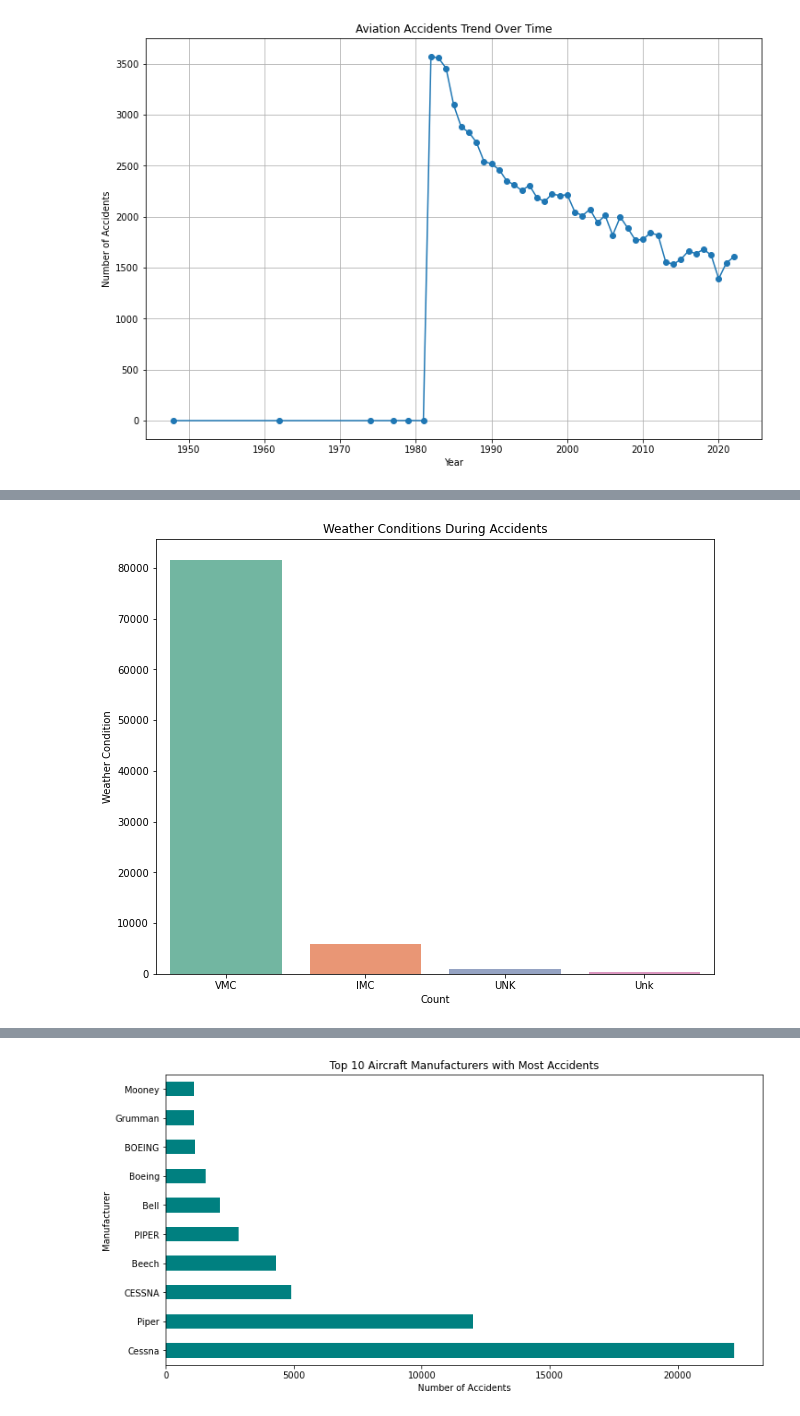
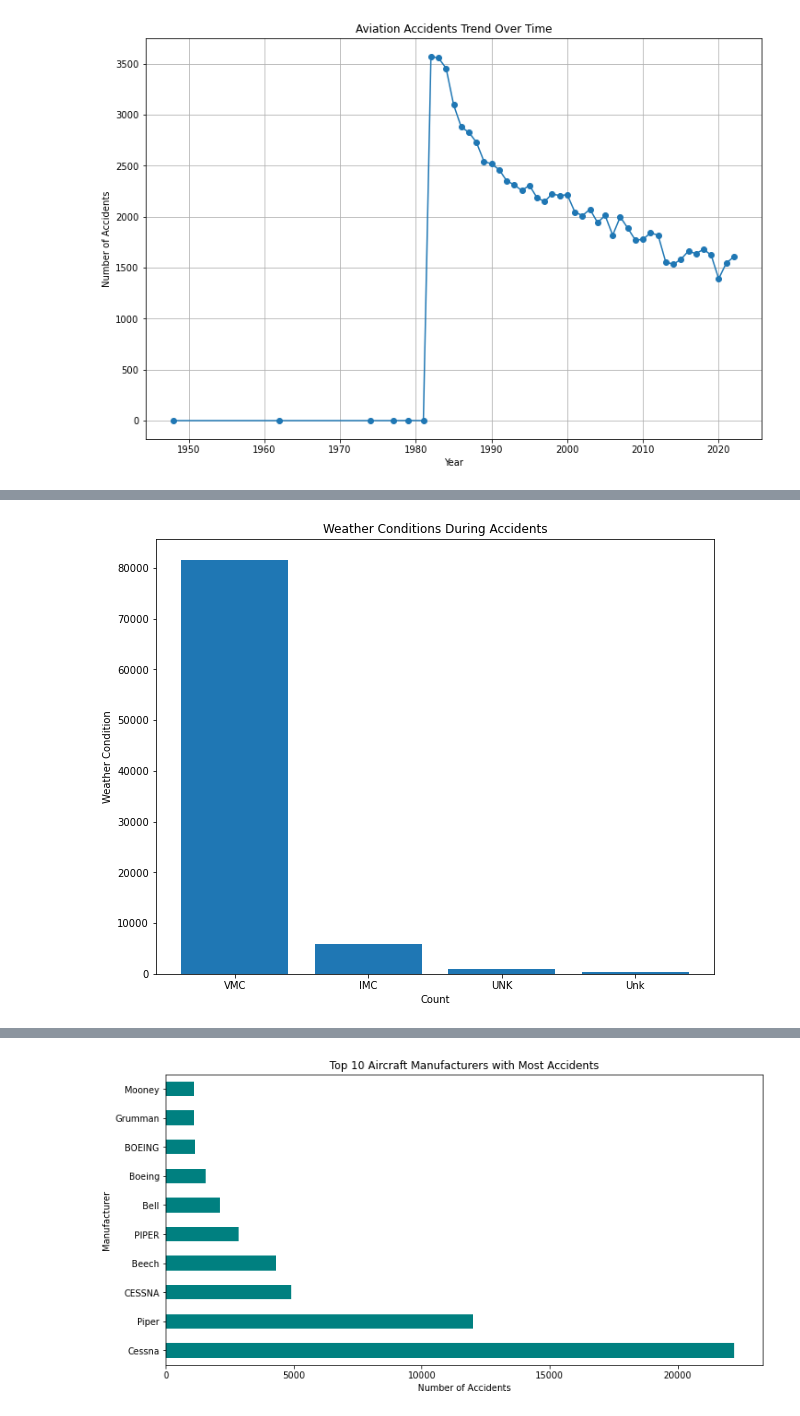
Before and after one commit to KarimzKarimz/aviation-analysis-project, a Jupyter notebook: index.ipynb, the cells around one changed output, grey strips where cells are left out. Cells and saved outputs as stored; diff of their text form; code cells hidden in the pictures.

```diff
--- a/index.ipynb
+++ b/index.ipynb
@@ -594,10 +556,18 @@ plt.show()
 # %%
-# Weather condition impact
+# Get counts and sorted order
+weather_counts = aviation_df['Weather_Condition'].value_counts()
+categories = weather_counts.index
+
+# Create figure
 plt.figure(figsize=(10, 8))
-sns.countplot(x=aviation_df['Weather_Condition'], order=aviation_df['Weather_Condition'].value_counts().index, palette='Set2')
+plt.bar(categories,weather_counts)
+
+# Add labels and title
 plt.title('Weather Conditions During Accidents')
 plt.xlabel('Count')
 plt.ylabel('Weather Condition')
+
+# Show plot
 plt.show()
 # %% [output]
-[figure, old version]
+[figure, new version]
```
Also changed, not shown: parts of 23 cells of this notebook.
